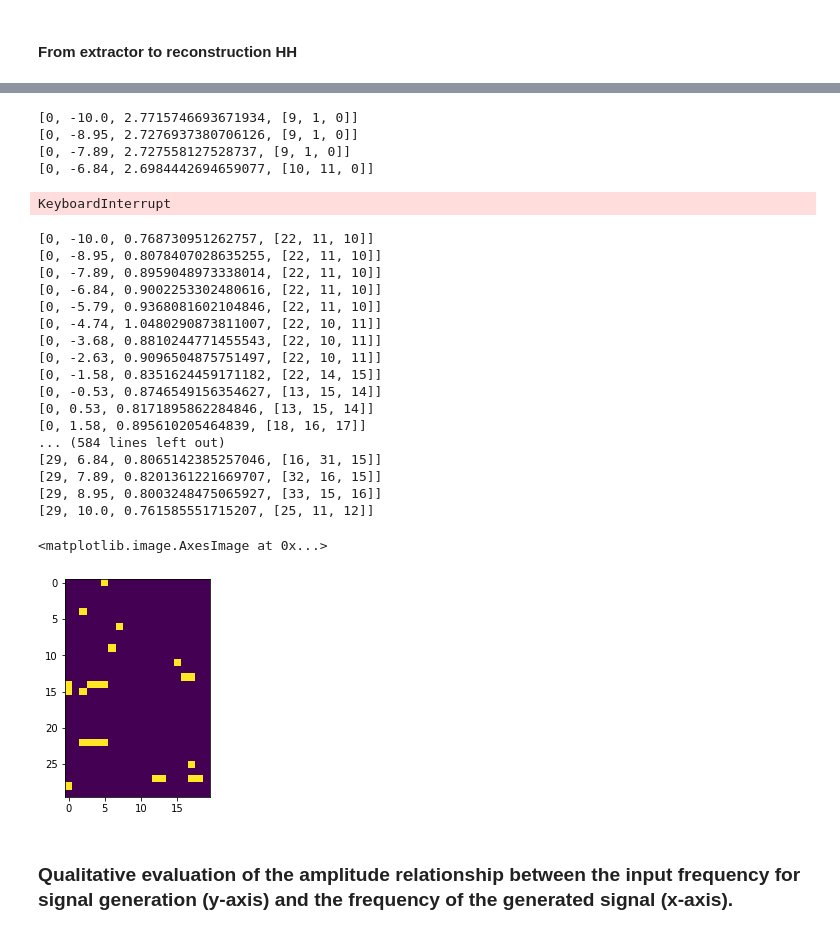
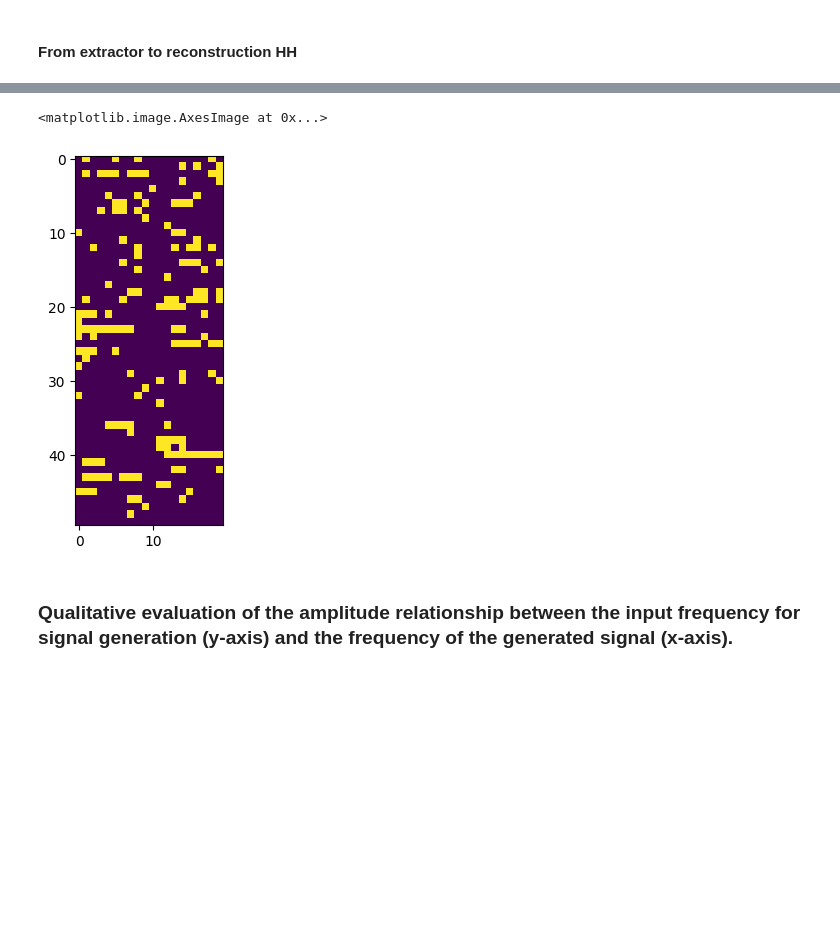
Before and after one commit to JunetaeKim/VABAM, a Jupyter notebook: TCMILEvaluation.ipynb, the cells around one changed output, grey strips where cells are left out. Cells and saved outputs as stored; diff of their text form; code cells hidden in the pictures; blank space fills up the shorter version.

```diff
--- a/TCMILEvaluation.ipynb
+++ b/TCMILEvaluation.ipynb
@@ -30,11 +31,21 @@ def read_yaml(file_path):
 # %% [markdown]
 #### Env setting
 # %%
-ConfigName = 'TCMIL_ART_30_700'
+ConfigName = 'DKZFC_ART_50_800'
 
-yaml_path = './Config/Config.yml'
+
+if 'ART' in ConfigName:
+    LoadConfig = 'Config' + 'ART'
+elif 'PLETH' in ConfigName:
+    LoadConfig = 'Config' + 'PLETH'
+elif 'II' in ConfigName:
+    LoadConfig = 'Config' + 'II'
+else:
+    assert False, "Please verify if the data type is properly included in the name of the configuration. The configuration name should be structured as 'Config' + 'data type', such as ConfigART."
+
+yaml_path = './Config/'+LoadConfig+'.yml'
+
 SavePath = './Results/'
-
 ConfigSet = read_yaml(yaml_path)
 
 ### Model related parameters
@@ -46,13 +57,12 @@ MaskingRate = ConfigSet[ConfigName]['MaskingRate']
 NoiseStd = ConfigSet[ConfigName]['NoiseStd']
 MaskStd = ConfigSet[ConfigName]['MaskStd']
 ReparaStd = ConfigSet[ConfigName]['ReparaStd']
-Capacity_Z = ConfigSet[ConfigName]['Capacity_Z']
-Capacity_Fc = ConfigSet[ConfigName]['Capacity_Fc']
 FcLimit = ConfigSet[ConfigName]['FcLimit']
 DecayH = ConfigSet[ConfigName]['DecayH']
 DecayL = ConfigSet[ConfigName]['DecayL']
+BatSize = ConfigSet[ConfigName]['BatSize']
+NEpochs = ConfigSet[ConfigName]['NEpochs']
 
-Patience = ConfigSet[ConfigName]['Patience']
 WRec = ConfigSet[ConfigName]['WRec']
 WFeat = ConfigSet[ConfigName]['WFeat']
 WZ = ConfigSet[ConfigName]['WZ']
@@ -75,7 +85,6 @@ MxWFC = ConfigSet[ConfigName]['MxWFC']
 MxWTC = ConfigSet[ConfigName]['MxWTC']
 MxWMI = ConfigSet[ConfigName]['MxWMI']
 
-ModelName = ConfigName+'_'+SigType+'.hdf5'
-
+ModelName = ConfigName+'.hdf5'
 ### Model checkpoint
 ModelSaveName = SavePath+ModelName
@@ -279,4 +213,4 @@ for i in range(N_Gen):
 # %%
-PLCMI_Res = PLMI(FeatGenModel,  ReconModel, LatDim=LatDim, N_Gen=300, N_Interval=20,
-                 MonoWinSize=300, MinZval = -10., MaxZval = 10., N_FreqSel =3,
-                 MinFreq=1, MaxFreq=51, Weight='Continuity', Type='L2')
+RWPCU_Res = RWPCU(FeatGenModel,  ReconModel, LatDim=LatDim, N_Gen=300, N_Interval=20,
+                  MinZval = -10., MaxZval = 10., N_FreqSel =3,
+                 MinFreq=1, MaxFreq=51)
@@ -305,40 +235,8 @@ PLCMI_Res = PLMI2(FeatGenModel,  ReconModel, LatDim=LatDim, N_Gen=300, N_Interva
-# %%
-LPEI_Res = LPEI(FeatGenModel,  ReconModel, LatDim=LatDim, N_Gen=300, N_Interval=20,
-                 MonoWinSize=300, MinZval = -10., MaxZval = 10., N_FreqSel =3,
-                 MinFreq=1, MaxFreq=51, Weight='RevHHI')
-# %% [output]
-[0, -10.0, 2.7715746693671934, [9, 1, 0]]
-[0, -8.95, 2.7276937380706126, [9, 1, 0]]
-[0, -7.89, 2.727558127528737, [9, 1, 0]]
-[0, -6.84, 2.6984442694659077, [10, 11, 0]]
-KeyboardInterrupt
-# %%
-LPEI_Res = LPEI2(FeatGenModel,  ReconModel, LatDim=LatDim, N_Gen=300, N_Interval=20,
-                 MonoWinSize=300, MinZval = -10., MaxZval = 10., N_FreqSel =3,
-                 MinFreq=1, MaxFreq=51, Weight='RevHHI')
-# %% [output]
-[0, -10.0, 0.768730951262757, [22, 11, 10]]
-[0, -8.95, 0.8078407028635255, [22, 11, 10]]
-[0, -7.89, 0.8959048973338014, [22, 11, 10]]
-[0, -6.84, 0.9002253302480616, [22, 11, 10]]
-[0, -5.79, 0.9368081602104846, [22, 11, 10]]
-[0, -4.74, 1.0480290873811007, [22, 10, 11]]
-[0, -3.68, 0.8810244771455543, [22, 10, 11]]
-[0, -2.63, 0.9096504875751497, [22, 10, 11]]
-[0, -1.58, 0.8351624459171182, [22, 14, 15]]
-[0, -0.53, 0.8746549156354627, [13, 15, 14]]
-[0, 0.53, 0.8171895862284846, [13, 15, 14]]
-[0, 1.58, 0.895610205464839, [18, 16, 17]]
-... (584 lines left out)
-[29, 6.84, 0.8065142385257046, [16, 31, 15]]
-[29, 7.89, 0.8201361221669707, [32, 16, 15]]
-[29, 8.95, 0.8003248475065927, [33, 15, 16]]
-[29, 10.0, 0.761585551715207, [25, 11, 12]]
 # %%
-plt.imshow(np.array(LPEI_Res)[:, -2].reshape(-1, 20) > 1.)
+plt.imshow(np.array(RWPCU_Res)[:, -1].reshape(-1, 20) > 2.)
 # %% [output]
 <matplotlib.image.AxesImage at 0x...>
-[figure, old version]
+[figure, new version]
 # %% [markdown]
 ### Qualitative evaluation of the amplitude relationship between the input frequency for signal generation (y-axis) and the frequency of the generated signal (x-axis).
 # %%
```
Also changed, not shown: parts of 29 cells of this notebook, 7 other files.
